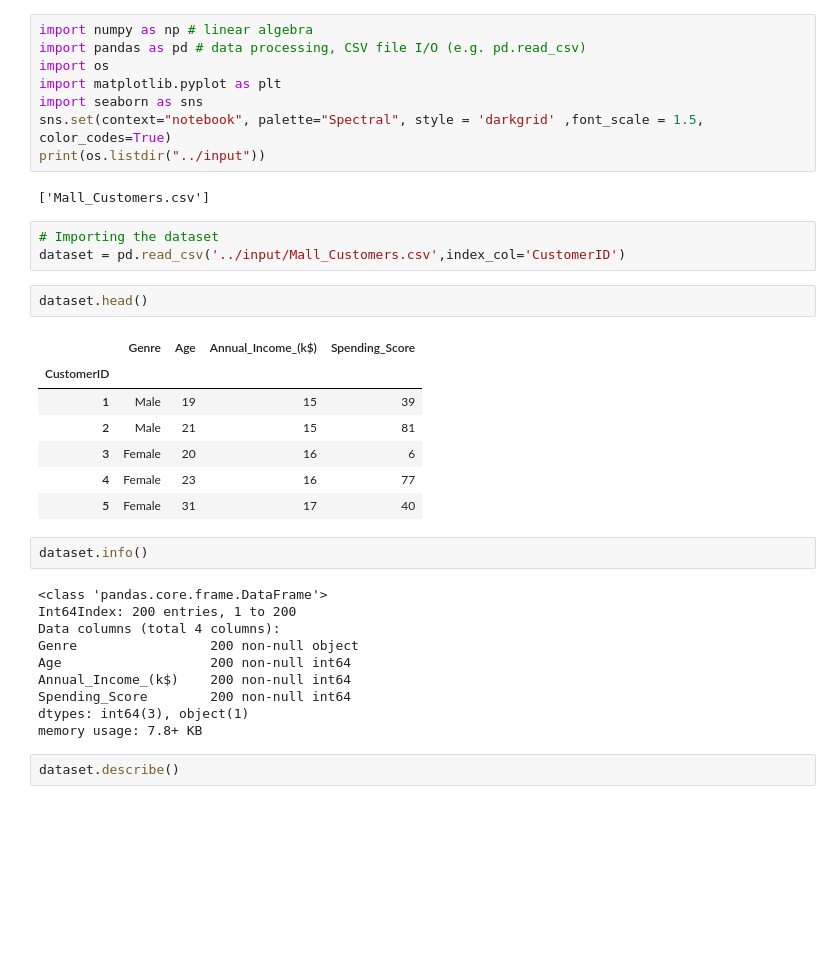
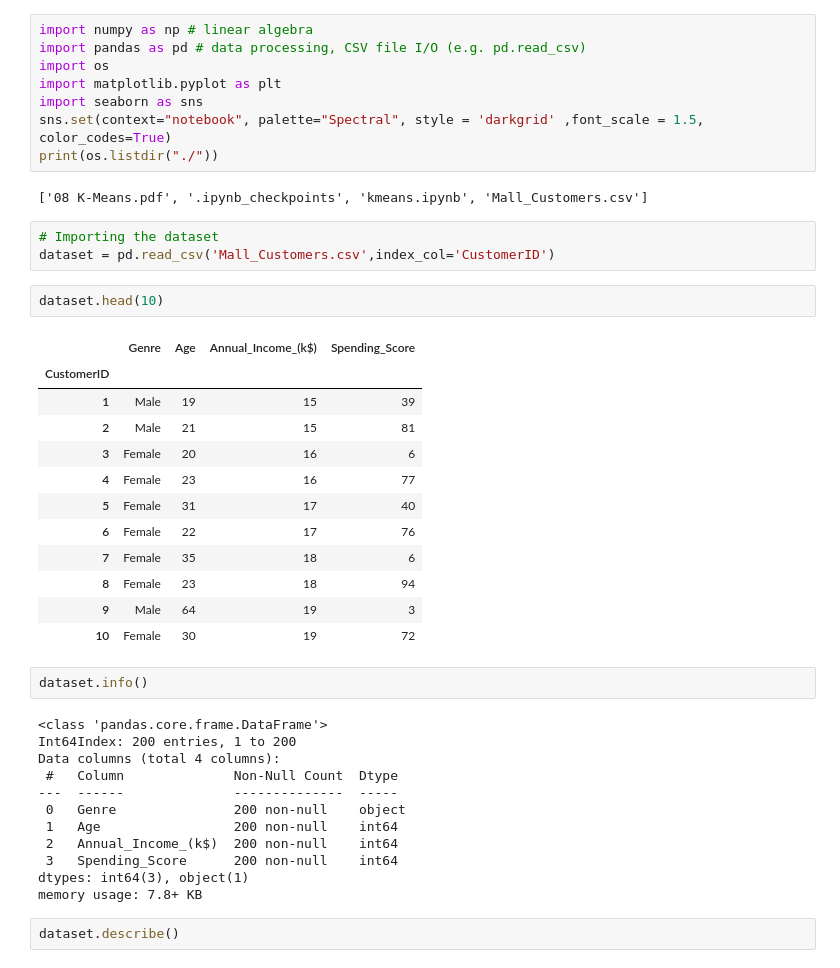
Before and after one commit to nikheelpandey/upgrad_sessions, a Jupyter notebook: kmeans/kmeans.ipynb, the cells around one changed output. Drawn from its saved outputs; the diff is of its cells as text; blank space fills up the shorter version.

```diff
--- a/kmeans/kmeans.ipynb
+++ b/kmeans/kmeans.ipynb
@@ -5,32 +5,39 @@ import os
 import matplotlib.pyplot as plt
 import seaborn as sns
 sns.set(context="notebook", palette="Spectral", style = 'darkgrid' ,font_scale = 1.5, color_codes=True)
-print(os.listdir("../input"))
+print(os.listdir("./"))
 # %% [output]
-['Mall_Customers.csv']
+['08 K-Means.pdf', '.ipynb_checkpoints', 'kmeans.ipynb', 'Mall_Customers.csv']
 # %%
 # Importing the dataset
-dataset = pd.read_csv('../input/Mall_Customers.csv',index_col='CustomerID')
+dataset = pd.read_csv('Mall_Customers.csv',index_col='CustomerID')
 # %%
-dataset.head()
+dataset.head(10)
 # %% [output]
 |  | Genre | Age | Annual_Income_(k$) | Spending_Score |
 | CustomerID |  |  |  |  |
 | 1 | Male | 19 | 15 | 39 |
 | 2 | Male | 21 | 15 | 81 |
 | 3 | Female | 20 | 16 | 6 |
 | 4 | Female | 23 | 16 | 77 |
 | 5 | Female | 31 | 17 | 40 |
+| 6 | Female | 22 | 17 | 76 |
+| 7 | Female | 35 | 18 | 6 |
+| 8 | Female | 23 | 18 | 94 |
+| 9 | Male | 64 | 19 | 3 |
+| 10 | Female | 30 | 19 | 72 |
 # %%
 dataset.info()
 # %% [output]
 <class 'pandas.core.frame.DataFrame'>
 Int64Index: 200 entries, 1 to 200
 Data columns (total 4 columns):
-Genre                 200 non-null object
-Age                   200 non-null int64
-Annual_Income_(k$)    200 non-null int64
-Spending_Score        200 non-null int64
+ #   Column              Non-Null Count  Dtype
+---  ------              --------------  -----
+ 0   Genre               200 non-null    object
+ 1   Age                 200 non-null    int64
+ 2   Annual_Income_(k$)  200 non-null    int64
+ 3   Spending_Score      200 non-null    int64
 dtypes: int64(3), object(1)
 memory usage: 7.8+ KB
 # %%
```
Also changed, not shown: parts of 3 cells of this notebook, 5 other files.
